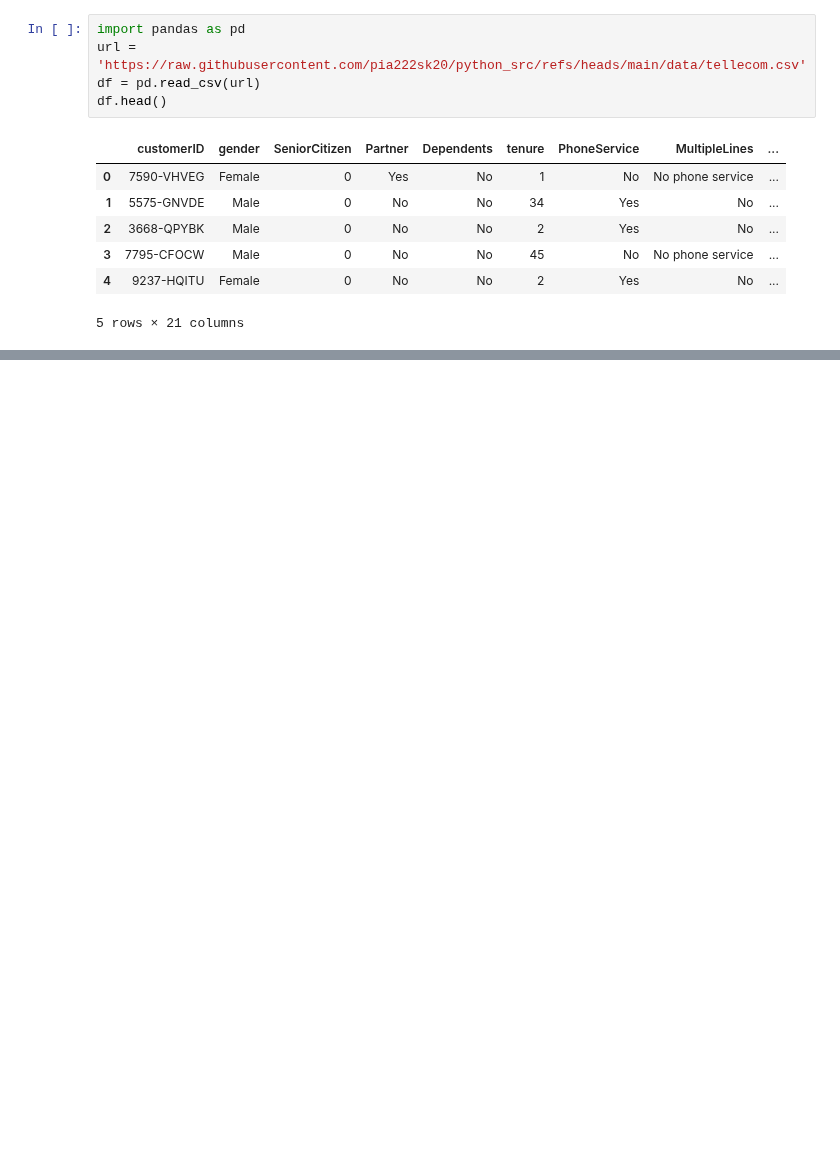
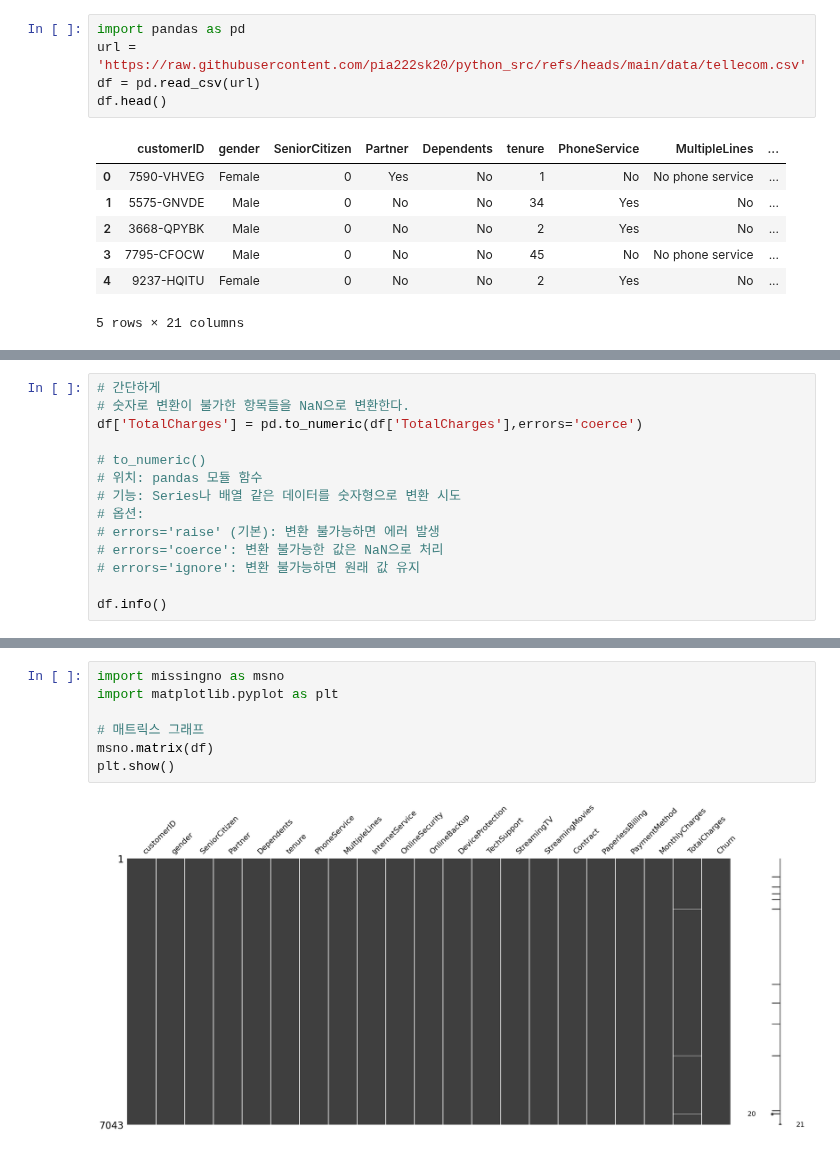
Before and after one commit to carookim/Python, a Jupyter notebook: EDA/telecom.ipynb, the cells around one changed output, grey strips where cells are left out. Cells and saved outputs as stored; diff of their text form; blank space fills up the shorter version.

```diff
--- a/EDA/telecom.ipynb
+++ b/EDA/telecom.ipynb
@@ -13,0 +52,14 @@ df.head()
+# %%
+# 간단하게
+# 숫자로 변환이 불가한 항목들을 NaN으로 변환한다.
+df['TotalCharges'] = pd.to_numeric(df['TotalCharges'],errors='coerce')
+
+# to_numeric()
+# 위치: pandas 모듈 함수
+# 기능: Series나 배열 같은 데이터를 숫자형으로 변환 시도
+# 옵션:
+# errors='raise' (기본): 변환 불가능하면 에러 발생
+# errors='coerce': 변환 불가능한 값은 NaN으로 처리
+# errors='ignore': 변환 불가능하면 원래 값 유지
+
+df.info()
@@ -13,0 +84,9 @@ df.head()
+# %%
+import missingno as msno
+import matplotlib.pyplot as plt
+
+# 매트릭스 그래프
+msno.matrix(df)
+plt.show()
+# %% [output]
+[figure, added]
```
Also changed, not shown: parts of 11 cells of this notebook, 1 other file.
